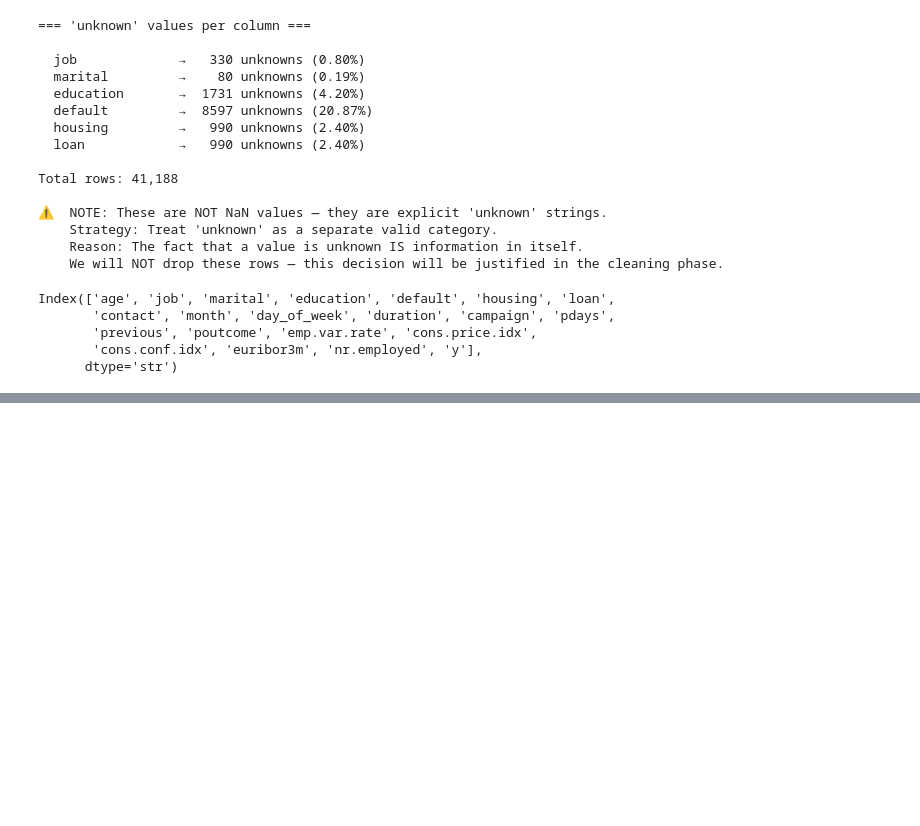
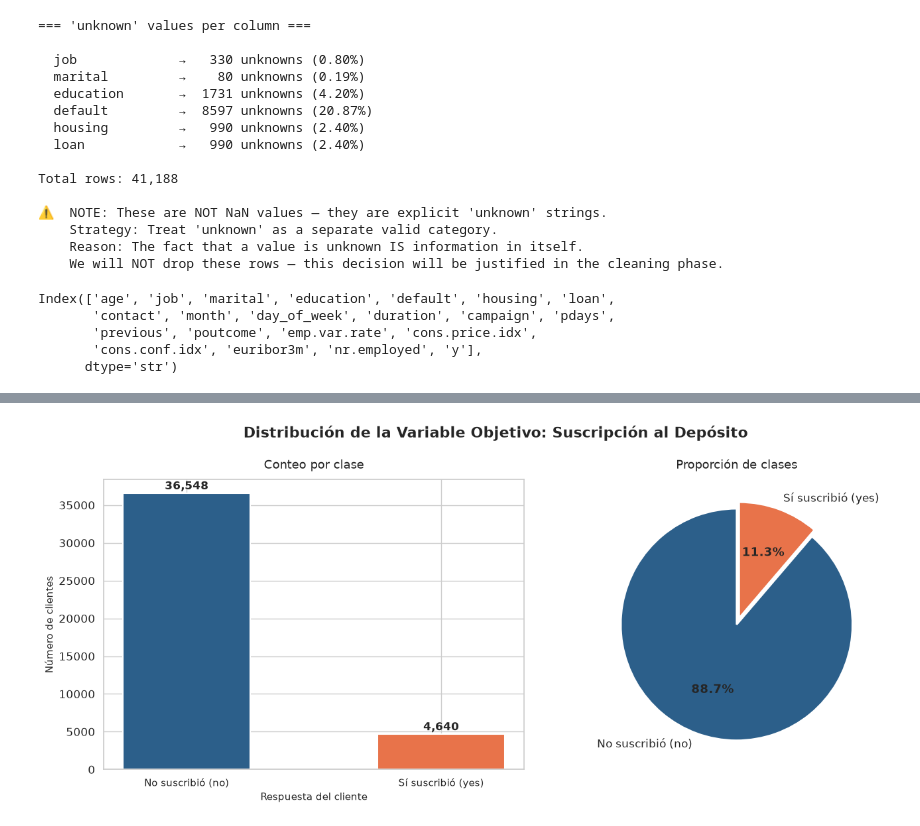
Before and after one commit to MariaIsaDurango/datascope-bank-marketing, a Jupyter notebook: notebooks/bank_marketing_ml_project.ipynb, the cells around one changed output, grey strips where cells are left out. Saved outputs shown, nothing was run; the diff lists cells and outputs as text; code cells hidden in the pictures; blank space fills up the shorter version.

```diff
--- a/notebooks/bank_marketing_ml_project.ipynb
+++ b/notebooks/bank_marketing_ml_project.ipynb
@@ -329,0 +343,86 @@ Index(['age', 'job', 'marital', 'education', 'default', 'housing', 'loan',
+# %%
+# =============================================================================
+# EDA 1/3 — TARGET VARIABLE ANALYSIS
+# =============================================================================
+
+def plot_target_distribution(df: pd.DataFrame,
+                             target_col: str = 'y') -> None:
+    """
+    Plot target variable distribution showing class imbalance.
+
+    Args:
+        df: Input DataFrame containing the target column
+        target_col: Name of the binary target column (default: 'y')
+
+    Returns:
+        None — saves figure to reports/figures/
+    """
+    fig, axes = plt.subplots(1, 2, figsize=(14, 6))
+    fig.suptitle('Distribución de la Variable Objetivo: Suscripción al Depósito',
+                 fontsize=16, fontweight='bold')
+
+    value_counts = df[target_col].value_counts()
+    colors = [PALETTE[0], PALETTE[1]]
+
+    # --- Bar chart: absolute counts ---
+    bars = axes[0].bar(
+        value_counts.index,
+        value_counts.values,
+        color=colors,
+        edgecolor='white',
+        linewidth=1.5,
+        width=0.5
+    )
+    axes[0].set_title('Conteo por clase', fontsize=13, pad=12)
+    axes[0].set_xlabel('Respuesta del cliente', fontsize=11)
+    axes[0].set_ylabel('Número de clientes', fontsize=11)
+    axes[0].set_xticks(range(len(value_counts)))
+    axes[0].set_xticklabels(['No suscribió (no)', 'Sí suscribió (yes)'], fontsize=11)
+
+    for bar, count in zip(bars, value_counts.values):
+        axes[0].text(
+            bar.get_x() + bar.get_width() / 2,
+            bar.get_height() + 200,
+            f'{count:,}',
+            ha='center', va='bottom',
+            fontsize=12, fontweight='bold'
+        )
+
+    # --- Pie chart: proportions ---
+    pct = df[target_col].value_counts(normalize=True) * 100
+    wedges, texts, autotexts = axes[1].pie(
+        pct.values,
+        labels=['No suscribió (no)', 'Sí suscribió (yes)'],
+        autopct='%1.1f%%',
+        colors=colors,
+        startangle=90,
+        explode=(0, 0.06),
+        wedgeprops={'edgecolor': 'white', 'linewidth': 2}
+    )
+    for autotext in autotexts:
+        autotext.set_fontsize(13)
+        autotext.set_fontweight('bold')
+    axes[1].set_title('Proporción de clases', fontsize=13, pad=12)
+
+    plt.tight_layout()
+    plt.savefig('../reports/figures/01_target_distribution.png',
+                dpi=150, bbox_inches='tight')
+    plt.show()
+
+    # --- Summary statistics ---
+    print("=" * 55)
+    print("   DISTRIBUCIÓN DE LA VARIABLE OBJETIVO")
+    print("=" * 55)
+    for label, count in value_counts.items():
+        pct_val = count / len(df) * 100
+        bar_vis = '█' * int(pct_val / 2)
+        print(f"  {label:>4}  {bar_vis:<45} {count:>6,} ({pct_val:.1f}%)")
+    print("-" * 55)
+    print(f"  Ratio de desbalanceo : 1 : {value_counts['no'] / value_counts['yes']:.1f}")
+    print(f"  Total clientes       : {len(df):,}")
+    print("=" * 55)
+
+
+plot_target_distribution(df)
+# %% [output]
+[figure, added]
```
Also changed, not shown: parts of 31 cells of this notebook.
